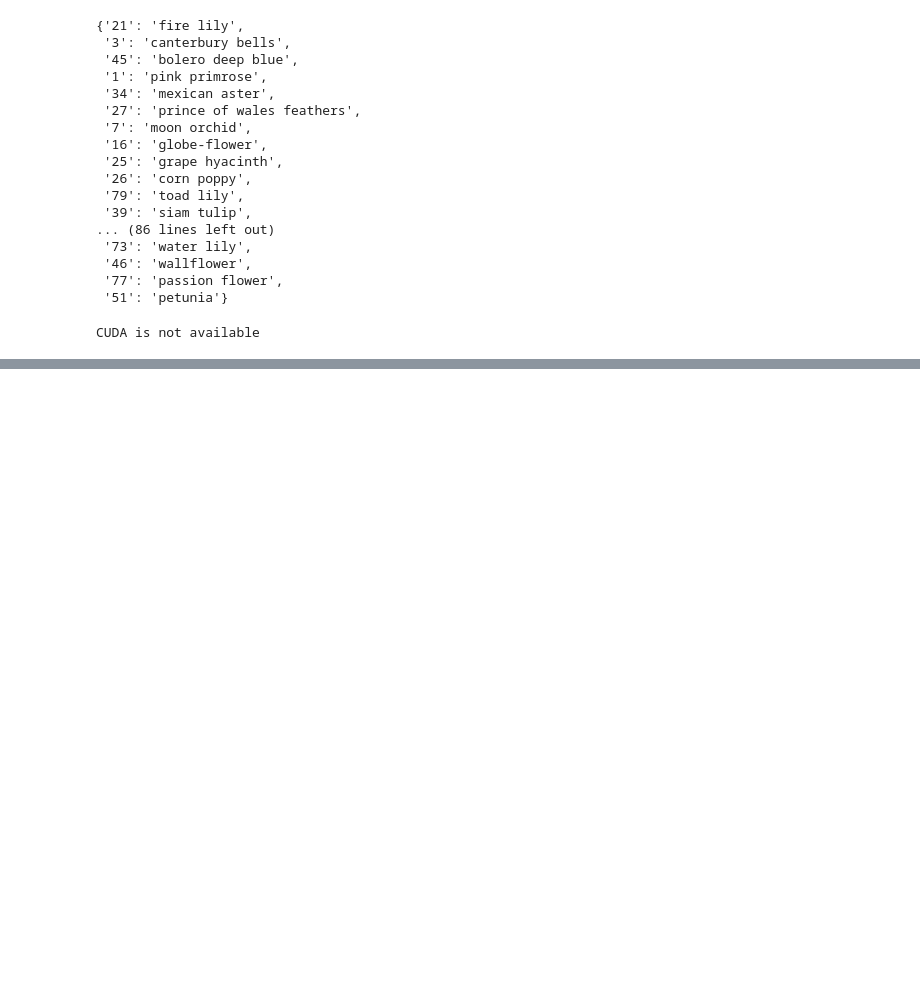
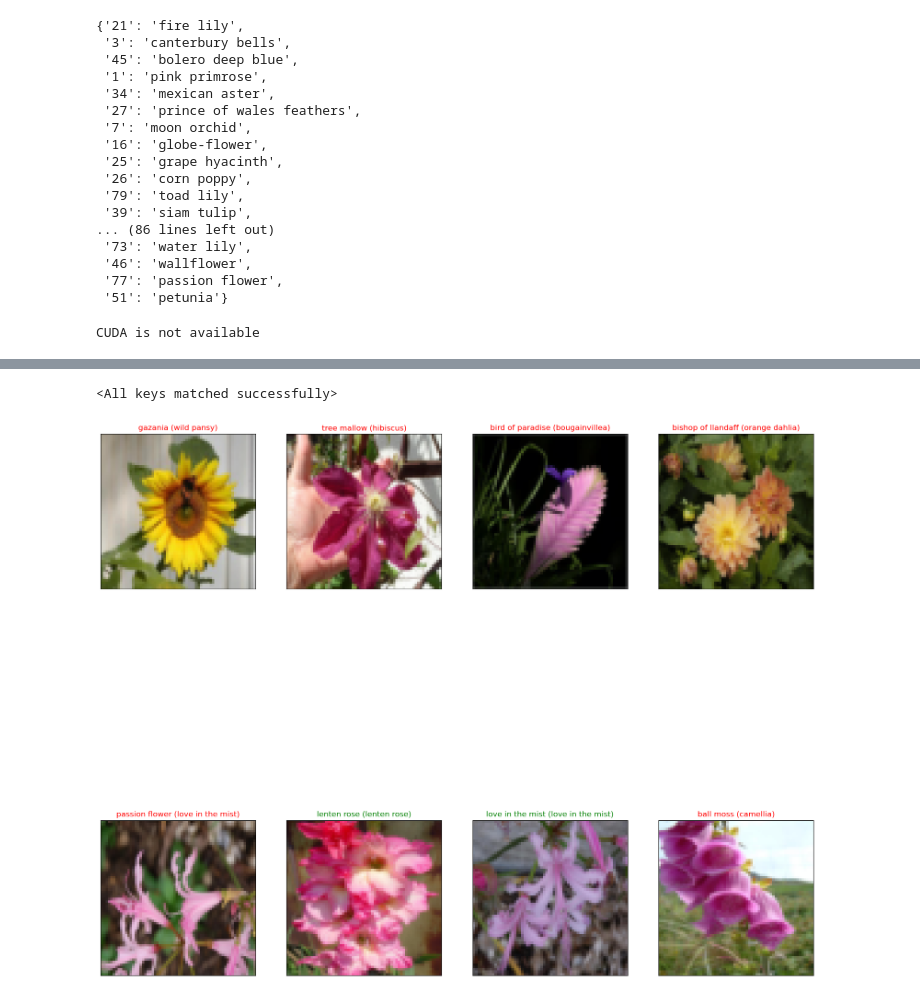
Before and after one commit to patricklo/pytorch-learning, a Jupyter notebook: 4-5图像识别模型与训练策略.ipynb, the cells around one changed output, grey strips where cells are left out. Saved outputs shown, nothing was run; the diff lists cells and outputs as text; code cells hidden in the pictures; blank space fills up the shorter version.

```diff
--- a/4-5图像识别模型与训练策略.ipynb
+++ b/4-5图像识别模型与训练策略.ipynb
@@ -121,0 +332,16 @@ def set_parameter_requires_grad(model, feature_extracting):
+# %%
+'''加载训练好的模型'''
+model_ft, input_size = initialize_model(model_name, 102, feature_extract, use_pretrained=True)
+
+# GPU模式
+model_ft = model_ft.to(device)
+
+# 保存文件的名字
+filename='best.pt'
+
+# 加载模型
+checkpoint = torch.load(filename)
+best_acc = checkpoint['best_acc']
+model_ft.load_state_dict(checkpoint['state_dict'])
+# %% [output]
+<All keys matched successfully>
@@ -121,0 +366,30 @@ def set_parameter_requires_grad(model, feature_extracting):
+# %%
+'''得到概率最大的那个'''
+_, preds_tensor = torch.max(output, 1)
+
+preds = np.squeeze(preds_tensor.numpy()) if not train_on_gpu else np.squeeze(preds_tensor.cpu().numpy())
+# %%
+'''展示预测结果'''
+def im_convert(tensor):
+    """ 展示数据"""
+
+    image = tensor.to("cpu").clone().detach()
+    image = image.numpy().squeeze()
+    image = image.transpose(1,2,0)  ###转换维度(3*64*64) -> (64, 64, 3)正常图片的维度
+    image = image * np.array((0.229, 0.224, 0.225)) + np.array((0.485, 0.456, 0.406)) #还原真实的图片
+    image = image.clip(0, 1)
+
+    return image
+
+fig=plt.figure(figsize=(20, 20))
+columns =4
+rows = 2
+
+for idx in range (columns*rows):
+    ax = fig.add_subplot(rows, columns, idx+1, xticks=[], yticks=[])
+    plt.imshow(im_convert(images[idx]))
+    ax.set_title("{} ({})".format(category_number_to_name[str(preds[idx])], category_number_to_name[str(labels[idx].item())]),
+                 color=("green" if category_number_to_name[str(preds[idx])]==category_number_to_name[str(labels[idx].item())] else "red"))
+plt.show()
+# %% [output]
+[figure, added]
```
Also changed, not shown: parts of 9 cells of this notebook, 1 other file.
